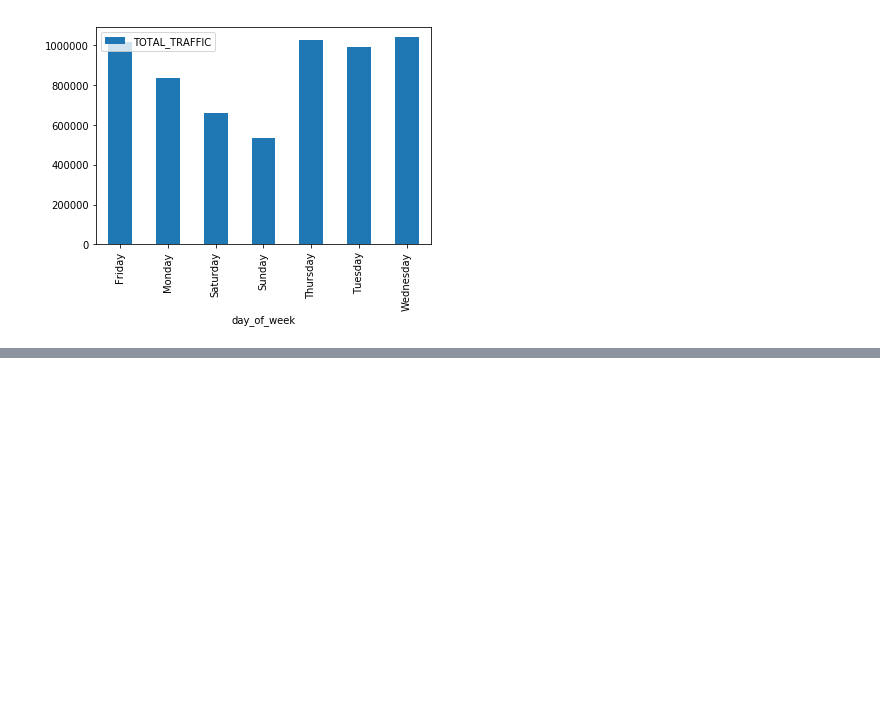
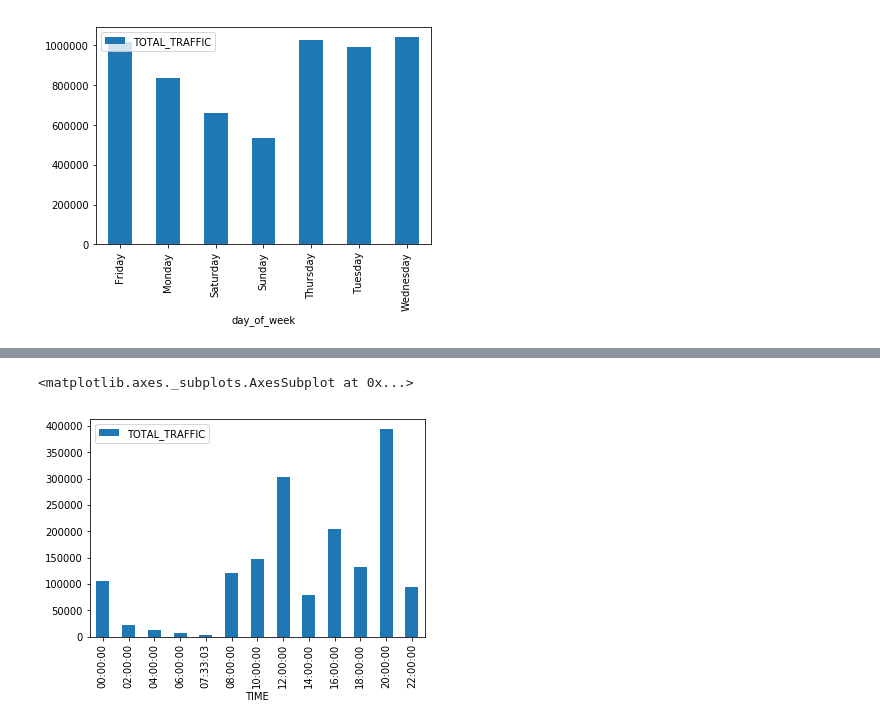
Before and after one commit to riyersk/MTAProject1Best, a Jupyter notebook: MTA_Data_Analysis.ipynb, the cells around one changed output, grey strips where cells are left out. Saved outputs shown, nothing was run; the diff lists cells and outputs as text; code cells hidden in the pictures; blank space fills up the shorter version.

```diff
--- a/MTA_Data_Analysis.ipynb
+++ b/MTA_Data_Analysis.ipynb
@@ -103,0 +118,7 @@ station_unionsq.plot.bar();
+# %%
+station_pennstation_thursday = station_pennstation[station_pennstation["day_of_week"] == 'Thursday']
+station_pennstation_thursday_hours = station_pennstation_thursday.groupby(["TIME"]).agg({'TOTAL_TRAFFIC': 'sum'})
+station_pennstation_thursday_hours.plot.bar()
+# %% [output]
+<matplotlib.axes._subplots.AxesSubplot at 0x...>
+[figure, added]
```
Also changed, not shown: parts of 1 cell of this notebook, 1 other file.
